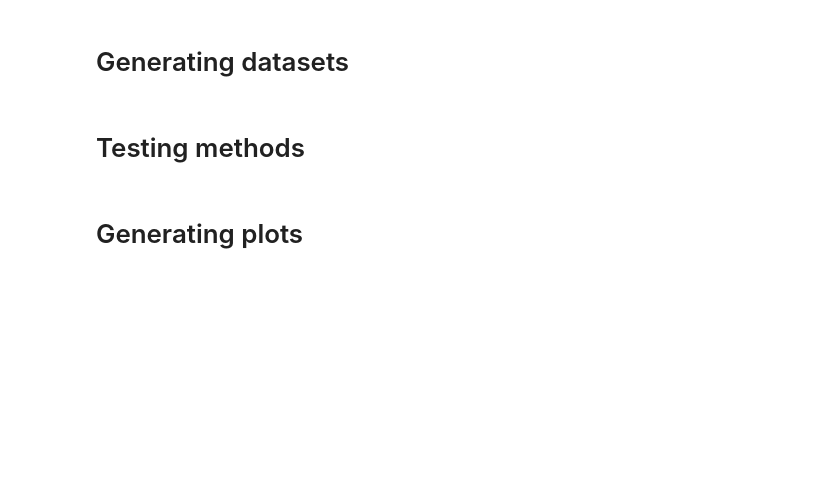
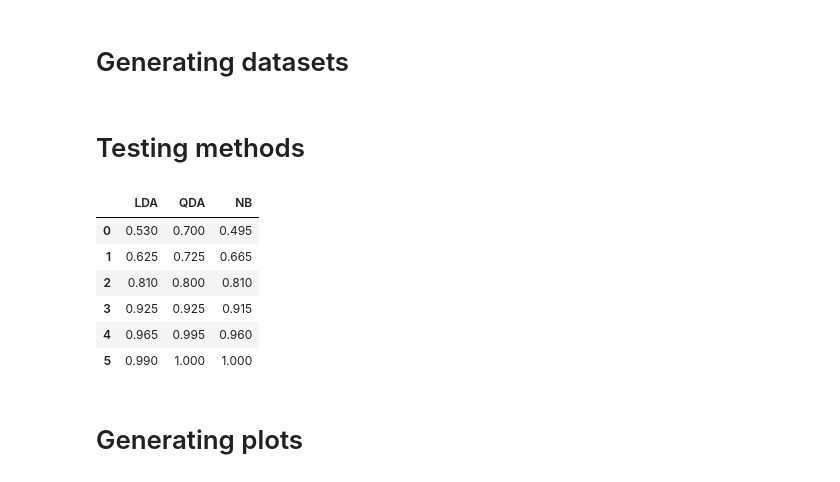
Before and after one commit to nizwant/adv_ml_labs, a Jupyter notebook: adv_ml.ipynb, the cells around one changed output. Cells and saved outputs as stored; diff of their text form; code cells hidden in the pictures; blank space fills up the shorter version.

```diff
--- a/adv_ml.ipynb
+++ b/adv_ml.ipynb
@@ -242,9 +253,13 @@ class NB:
 # Testing
 # %%
 lda = LDA()
-X = pd.DataFrame({'x1': [1, 2, 3, 4, 5, 6, 7, 8, 9, 10], 'x2': [10, 9, 8, 7, 6, 5, 4, 3, 2, 1]})
+X = pd.DataFrame({'x1': [1, 2, 3, 4, 5, 6, 7, 8, 9, 11], 'x2': [10, 9, 8, 7, 6, 5, 4, 3, 2, 1]})
 y = pd.Series([0, 0, 0, 0, 0, 1, 1, 1, 1, 1])
 lda.fit(X, y)
+
+
+print(lda.predict_proba(X))
+print(lda.predict(X))
 param = lda.return_params()
 for key, value in param.items():
     print(f"{key}\n{value}\n")
@@ -297,2 +318,13 @@ def generate_data(a, ro=0, n_samples=1000):
+# %%
+def calculate_accuracy(df, split_ratio, method):
+    y = df['y']
+    X = df.drop(columns='y')
+    X_train, X_test, y_train, y_test = train_test_split(X, y, train_size=split_ratio)
+
+    # fit the model
+    method.fit(X_train, y_train)
+    y_pred = method.predict(X_test)
+    accuracy = accuracy_score(y_test, y_pred)
+    return accuracy
 # %% [markdown]
 # Testing methods
@@ -302,3 +331,25 @@ a = [0.1, 0.5, 1, 2, 3, 5]
+# %%
+ro = 0.5
+a = [0.1, 0.5, 1, 2, 3, 5]
+methods = {'LDA': LDA(), 'QDA': QDA(), 'NB': NB()}
+accuracies = {method: [] for method in methods}
+
+for mean in a:
+    df = generate_data(mean, ro)
+    for method in methods:
+            accuracy = calculate_accuracy(df, 0.8, methods[method])
+            accuracies[method].append(accuracy)
+
+accuracies_df = pd.DataFrame(accuracies)
+accuracies_df
+# %% [output]
+|  | LDA | QDA | NB |
+| 0 | 0.530 | 0.700 | 0.495 |
+| 1 | 0.625 | 0.725 | 0.665 |
+| 2 | 0.810 | 0.800 | 0.810 |
+| 3 | 0.925 | 0.925 | 0.915 |
+| 4 | 0.965 | 0.995 | 0.960 |
+| 5 | 0.990 | 1.000 | 1.000 |
 # %% [markdown]
 # Generating plots
 # %%
```
Also changed, not shown: parts of 8 cells of this notebook.
